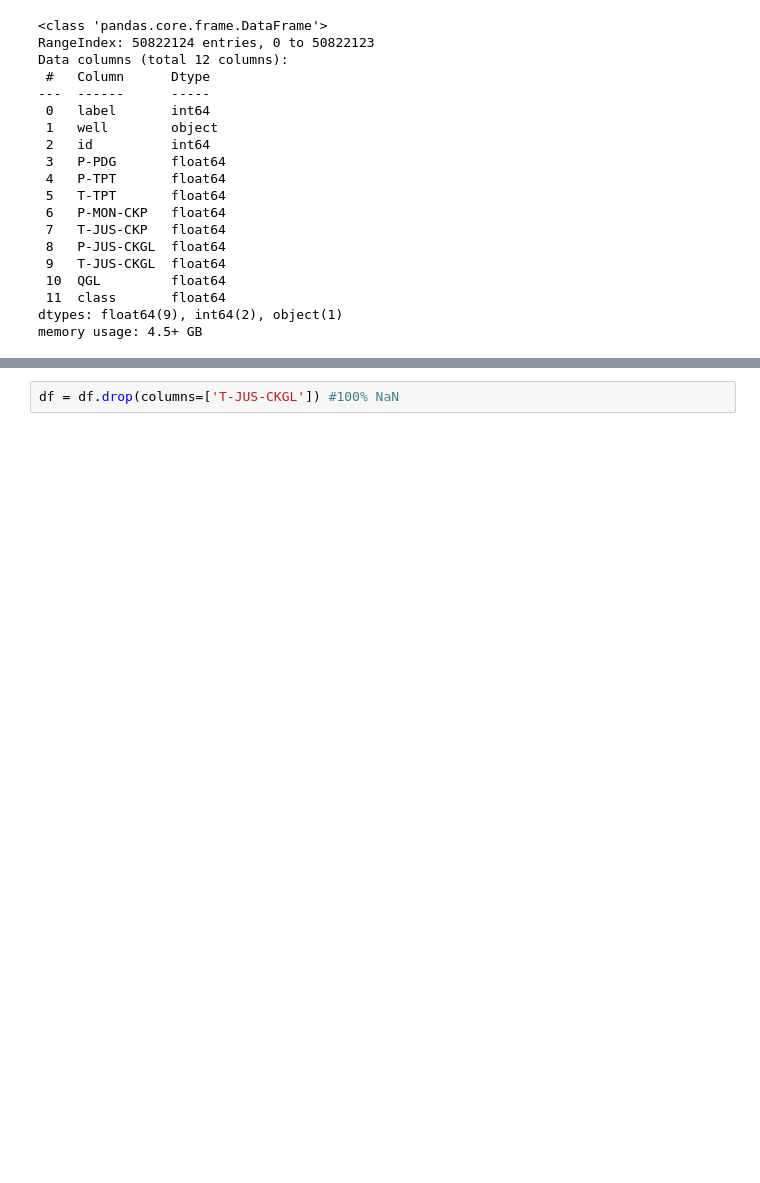
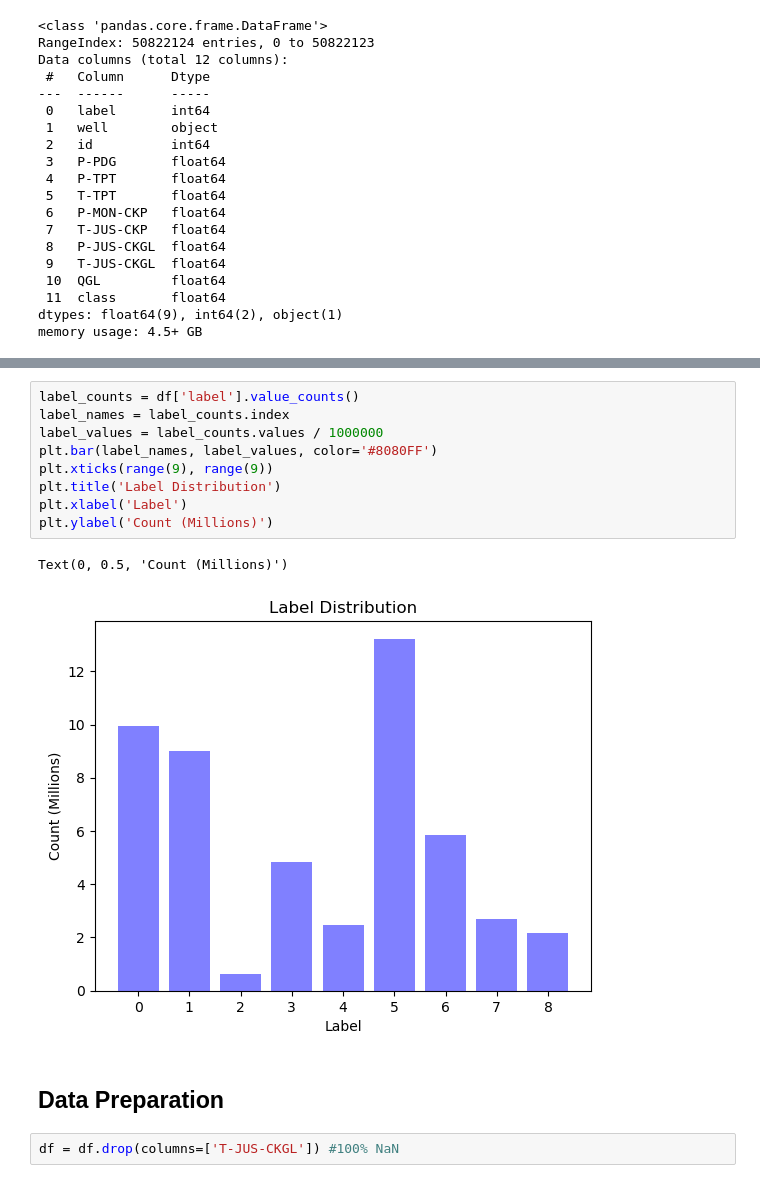
Before and after one commit to RealDyllon/3W-Petrobras, a Jupyter notebook: overviews/_baseline/Explore_dataset.ipynb, the cells around one changed output, grey strips where cells are left out. Saved outputs shown, nothing was run; the diff lists cells and outputs as text; blank space fills up the shorter version.

Commit message:
generated label distro

```diff
--- a/overviews/_baseline/Explore_dataset.ipynb
+++ b/overviews/_baseline/Explore_dataset.ipynb
@@ -118,3 +152,17 @@ To be completed
+# %%
+label_counts = df['label'].value_counts()
+label_names = label_counts.index
+label_values = label_counts.values / 1000000
+plt.bar(label_names, label_values, color='#8080FF')
+plt.xticks(range(9), range(9))
+plt.title('Label Distribution')
+plt.xlabel('Label')
+plt.ylabel('Count (Millions)')
+# %% [output]
+Text(0, 0.5, 'Count (Millions)')
+[figure, added]
+# %% [markdown]
+## Data Preparation
 # %%
 df = df.drop(columns=['T-JUS-CKGL']) #100% NaN
 # %%
```
Also changed, not shown: parts of 12 cells of this notebook, 1 other file.
